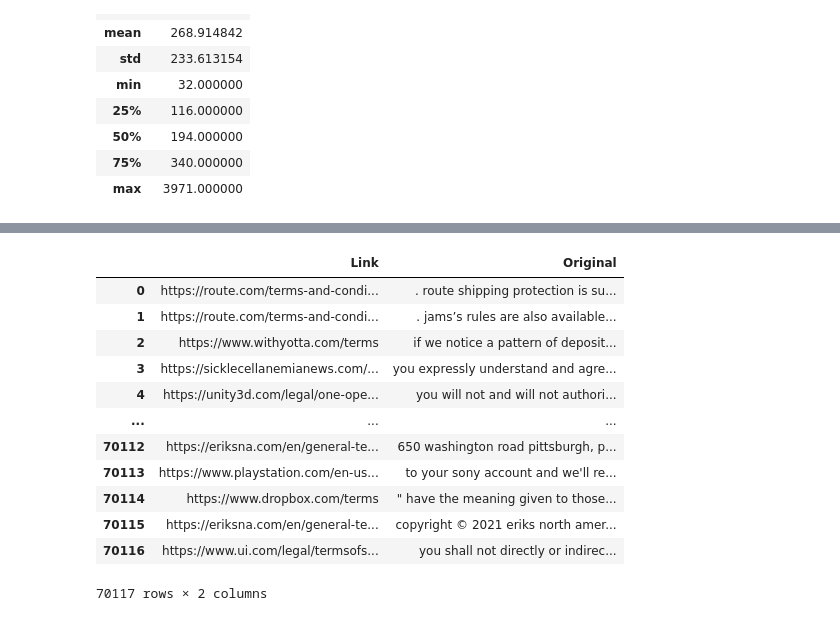
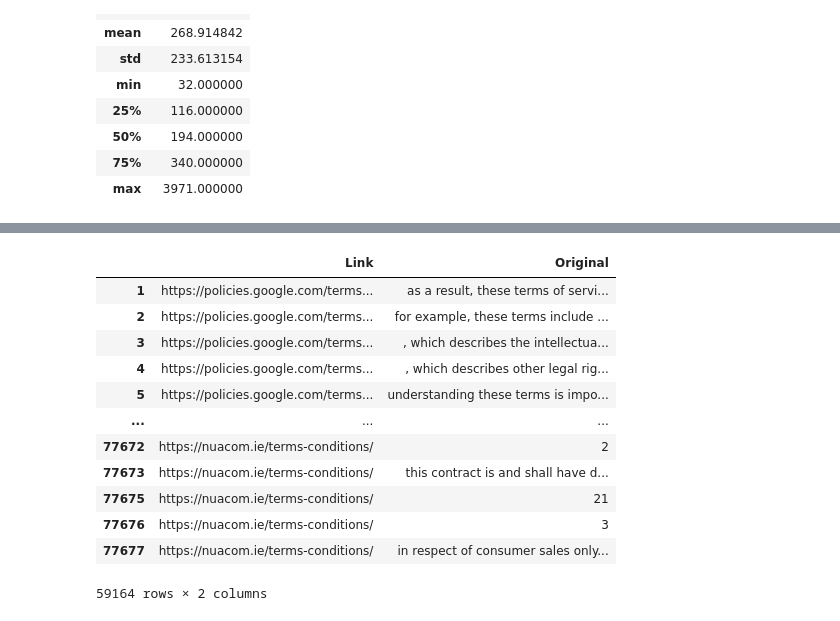
Before and after one commit to JLGGG/ToS-crawler, a Jupyter notebook: clear_sentence.ipynb, the cells around one changed output, grey strips where cells are left out. Saved outputs shown, nothing was run; the diff lists cells and outputs as text; code cells hidden in the pictures.

```diff
--- a/clear_sentence.ipynb
+++ b/clear_sentence.ipynb
@@ -41,5 +41,5 @@ df
 21278 rows × 4 columns
 # %%
 df_sorted = df.copy()
-df_sorted = df.sort_values(by='Length', ascending=False)
-df_sorted
+#df_sorted = df.sort_values(by='Length', ascending=False)
+#df_sorted
@@ -80,10 +66,3 @@ df_sorted.describe(exclude=[object])
 | 50% | 194.000000 |
 | 75% | 340.000000 |
 | max | 3971.000000 |
-# %%
-import nltk
-nltk.download('punkt')
-def split_sentence(sentence):
-    t_list = nltk.tokenize.sent_tokenize(sentence)
-
-    return t_list
@@ -97,26 +73,35 @@ df_sorted = df_sorted.drop(columns=['Length', 'Processed'])
 # %%
+import re
+def split_sentence(sentence):
+    #t_list = sentence.split('.')
+    t_list = re.split(r'[.;]', sentence)
+
+    return t_list
+
 # 수정 필요.
+df_sorted_result = pd.DataFrame(columns=['Link', 'Original'])
 for i, row in df_sorted.iterrows():
     t_list = split_sentence(row['Original'])
     for s in t_list:
         new_row = {
             'Link': row['Link'],
             'Original': s,
         }
-        df_sorted = df_sorted.append(new_row, ignore_index=True)
+        df_sorted_result = df_sorted_result.append(new_row, ignore_index=True)
 
-df_sorted
+df_sorted_result = df_sorted_result[df_sorted_result['Original'] != '']
+df_sorted_result
 # %% [output]
 |  | Link | Original |
-| 0 | https://route.com/terms-and-condi... | . route shipping protection is su... |
-| 1 | https://route.com/terms-and-condi... | . jams’s rules are also available... |
-| 2 | https://www.withyotta.com/terms | if we notice a pattern of deposit... |
-| 3 | https://sicklecellanemianews.com/... | you expressly understand and agre... |
-| 4 | https://unity3d.com/legal/one-ope... | you will not and will not authori... |
+| 1 | https://policies.google.com/terms... | as a result, these terms of servi... |
+| 2 | https://policies.google.com/terms... | for example, these terms include ... |
+| 3 | https://policies.google.com/terms... | , which describes the intellectua... |
+| 4 | https://policies.google.com/terms... | , which describes other legal rig... |
+| 5 | https://policies.google.com/terms... | understanding these terms is impo... |
 | ... | ... | ... |
-| 70112 | https://eriksna.com/en/general-te... | 650 washington road pittsburgh, p... |
-| 70113 | https://www.playstation.com/en-us... | to your sony account and we'll re... |
-| 70114 | https://www.dropbox.com/terms | " have the meaning given to those... |
-| 70115 | https://eriksna.com/en/general-te... | copyright © 2021 eriks north amer... |
-| 70116 | https://www.ui.com/legal/termsofs... | you shall not directly or indirec... |
+| 77672 | https://nuacom.ie/terms-conditions/ | 2 |
+| 77673 | https://nuacom.ie/terms-conditions/ | this contract is and shall have d... |
+| 77675 | https://nuacom.ie/terms-conditions/ | 21 |
+| 77676 | https://nuacom.ie/terms-conditions/ | 3 |
+| 77677 | https://nuacom.ie/terms-conditions/ | in respect of consumer sales only... |
-70117 rows × 2 columns
+59164 rows × 2 columns
```
Also changed, not shown: parts of 8 cells of this notebook.
